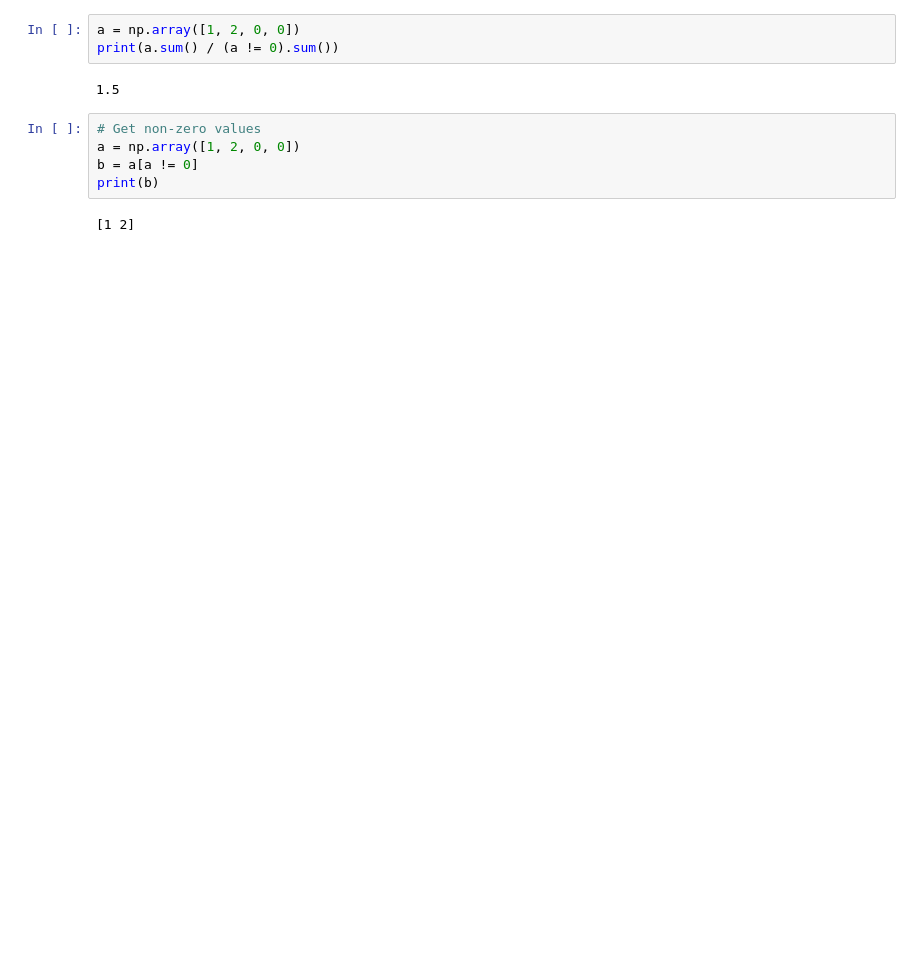
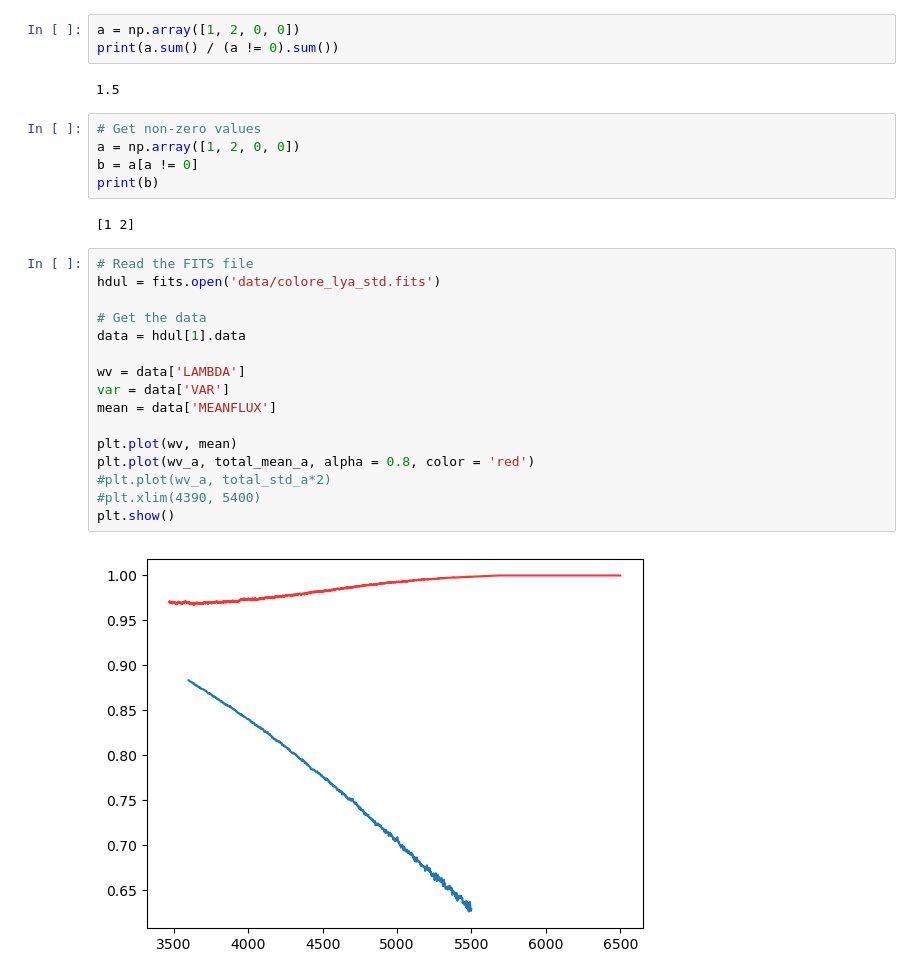
Before and after one commit to GabrielMissael/cosmoforests, a Jupyter notebook: main.ipynb, the cells around one changed output. Saved outputs shown, nothing was run; the diff lists cells and outputs as text; blank space fills up the shorter version.

```diff
--- a/main.ipynb
+++ b/main.ipynb
@@ -345,3 +344,21 @@ b = a[a != 0]
 print(b)
 # %% [output]
 [1 2]
+# %%
+# Read the FITS file
+hdul = fits.open('data/colore_lya_std.fits')
+
+# Get the data
+data = hdul[1].data
+
+wv = data['LAMBDA']
+var = data['VAR']
+mean = data['MEANFLUX']
+
+plt.plot(wv, mean)
+plt.plot(wv_a, total_mean_a, alpha = 0.8, color = 'red')
+#plt.plot(wv_a, total_std_a*2)
+#plt.xlim(4390, 5400)
+plt.show()
+# %% [output]
+[figure, added]
```
Also changed, not shown: parts of 10 cells of this notebook.
